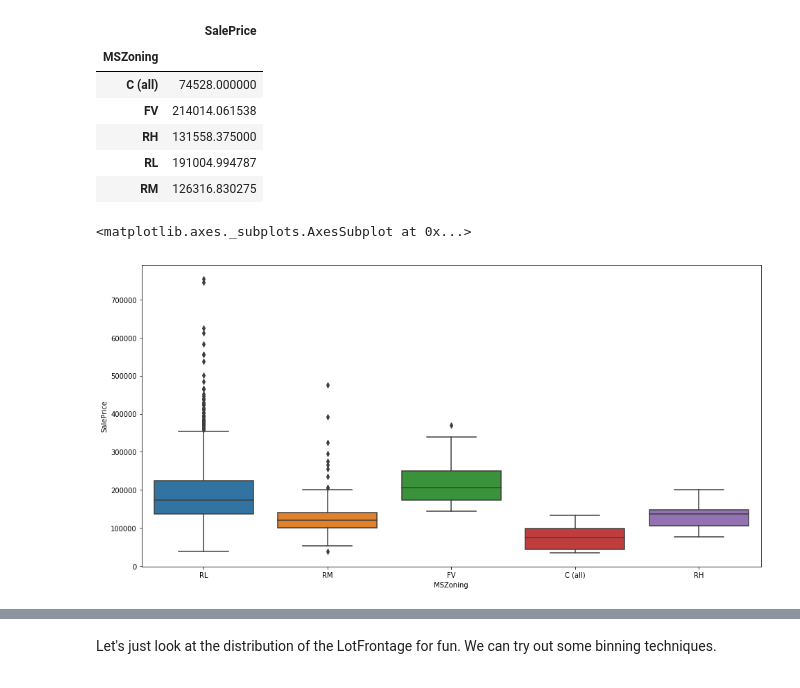
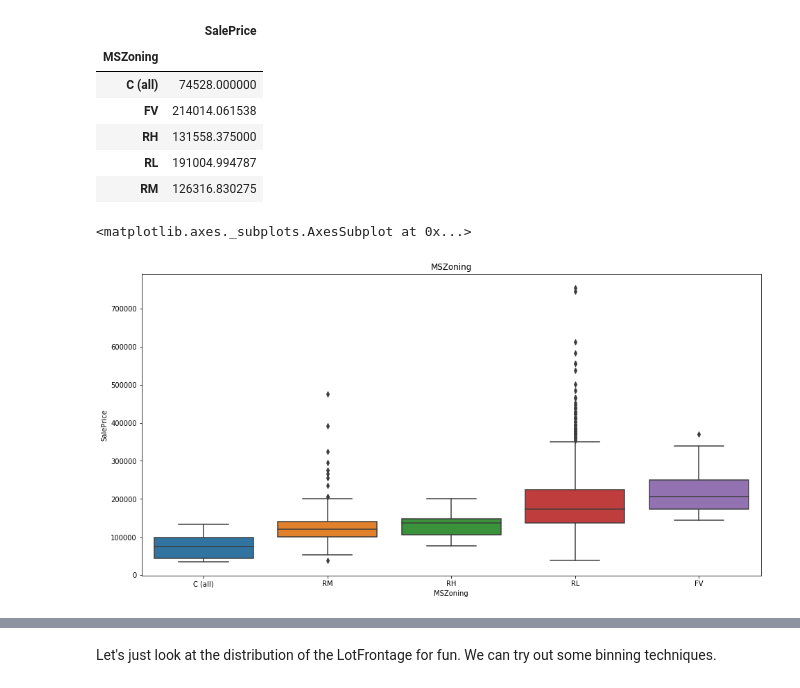
Before and after one commit to D-H/MachineLearningNotes, a Jupyter notebook: Exercises_Kaggle/HousePrices/HousePrices_Submission.ipynb, the cells around one changed output, grey strips where cells are left out. Saved outputs shown, nothing was run; the diff lists cells and outputs as text; code cells hidden in the pictures.

```diff
--- a/Exercises_Kaggle/HousePrices/HousePrices_Submission.ipynb
+++ b/Exercises_Kaggle/HousePrices/HousePrices_Submission.ipynb
@@ -514,7 +522,9 @@ datasets[0][["MSZoning", "SalePrice"]].groupby("MSZoning").mean()
 # %%
 fix, axes = plt.subplots(1, 1, figsize=(16,8))
 
-sns.boxplot(x=datasets[0]["MSZoning"], y=datasets[0]["SalePrice"], ax=axes)
+axes.set_title("MSZoning")
+orderby_order = datasets[0][["MSZoning", "SalePrice"]].groupby("MSZoning").mean().sort_values("SalePrice").index
+sns.boxplot(x=datasets[0]["MSZoning"], y=datasets[0]["SalePrice"], ax=axes, order=orderby_order)
 # %% [output]
 <matplotlib.axes._subplots.AxesSubplot at 0x...>
-[figure, old version]
+[figure, new version]
```
Also changed, not shown: parts of 31 cells of this notebook, 4 other files.
